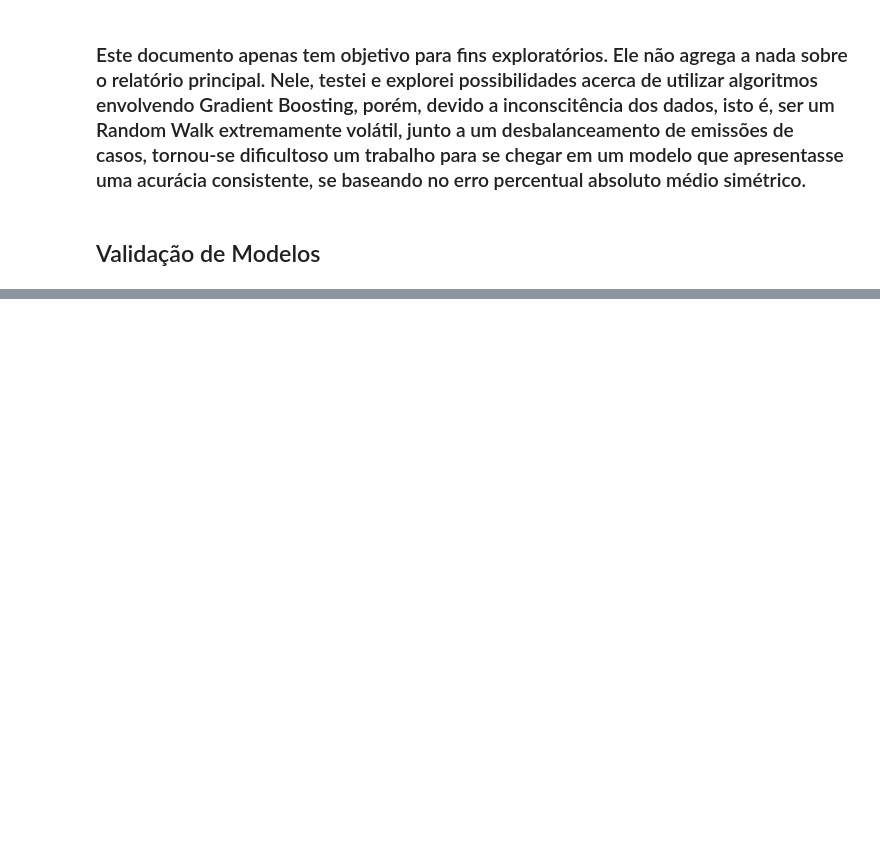
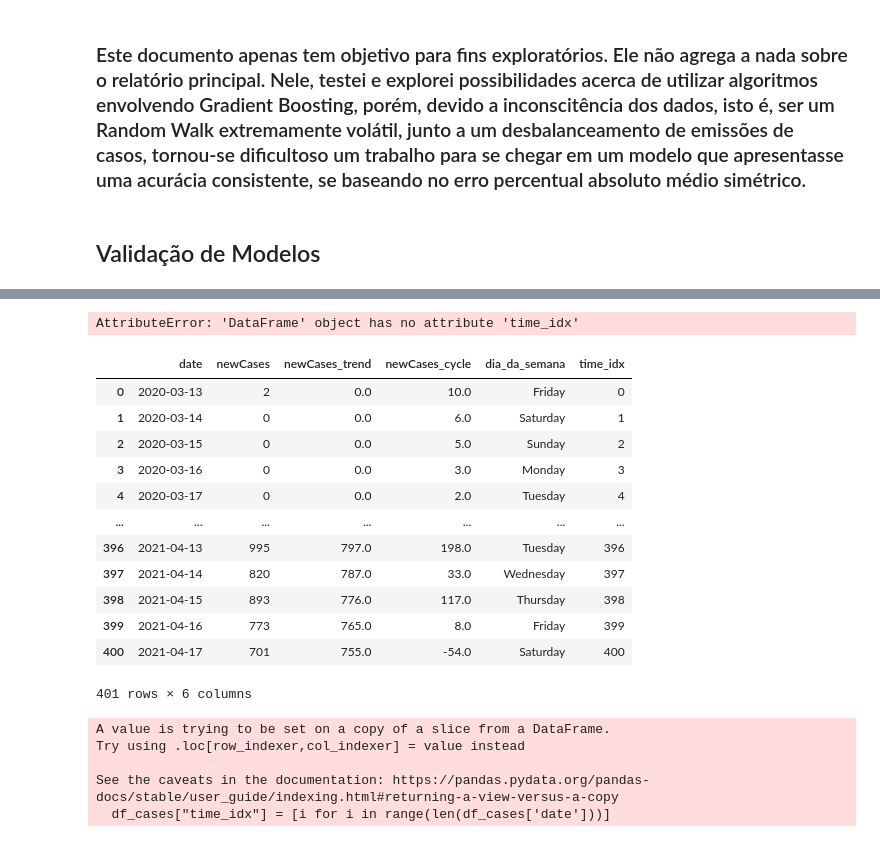
Before and after one commit to HeyLucasLeao/HeyLucasLeao.github.io, a Jupyter notebook: ipynb/aprendizado_de_maquina.ipynb, the cells around one changed output, grey strips where cells are left out. Saved outputs shown, nothing was run; the diff lists cells and outputs as text; code cells hidden in the pictures; blank space fills up the shorter version.

```diff
--- a/ipynb/aprendizado_de_maquina.ipynb
+++ b/ipynb/aprendizado_de_maquina.ipynb
@@ -75,0 +108,4 @@ total_de_casos_amazonas
+# %%
+df_cases = total_de_casos_amazonas[['newCases', 'newCases_trend', 'newCases_cycle', 'dia_da_semana']]
+# %%
+df_cases.reset_index(inplace=True)
@@ -75,0 +134,49 @@ total_de_casos_amazonas
+# %%
+training = TimeSeriesDataSet(
+    df_cases[lambda x: x.time_idx <= training_cutoff],
+    time_idx="time_idx",
+    target="newCases",
+    group_ids=["dia_da_semana"],
+    min_encoder_length=max_encoder_length // 2,  # keep encoder length long (as it is in the validation set)
+    max_encoder_length=max_encoder_length,
+    min_prediction_length=1,
+    max_prediction_length=max_prediction_length,
+    static_categoricals=["dia_da_semana"],
+    time_varying_unknown_reals=[
+        "newCases",
+        "newCases_trend",
+        "newCases_cycle",
+    ],
+    target_normalizer=GroupNormalizer(
+        groups=["dia_da_semana"], transformation="softplus"
+    ),  # use softplus and normalize by group
+    add_relative_time_idx=True,
+    add_target_scales=True,
+    add_encoder_length=True
+    )
+# %% [output]
+AttributeError: 'DataFrame' object has no attribute 'time_idx'
+# %%
+df_cases
+# %% [output]
+|  | date | newCases | newCases_trend | newCases_cycle | dia_da_semana | time_idx |
+| 0 | 2020-03-13 | 2 | 0.0 | 10.0 | Friday | 0 |
+| 1 | 2020-03-14 | 0 | 0.0 | 6.0 | Saturday | 1 |
+| 2 | 2020-03-15 | 0 | 0.0 | 5.0 | Sunday | 2 |
+| 3 | 2020-03-16 | 0 | 0.0 | 3.0 | Monday | 3 |
+| 4 | 2020-03-17 | 0 | 0.0 | 2.0 | Tuesday | 4 |
+| ... | ... | ... | ... | ... | ... | ... |
+| 396 | 2021-04-13 | 995 | 797.0 | 198.0 | Tuesday | 396 |
+| 397 | 2021-04-14 | 820 | 787.0 | 33.0 | Wednesday | 397 |
+| 398 | 2021-04-15 | 893 | 776.0 | 117.0 | Thursday | 398 |
+| 399 | 2021-04-16 | 773 | 765.0 | 8.0 | Friday | 399 |
+| 400 | 2021-04-17 | 701 | 755.0 | -54.0 | Saturday | 400 |
+401 rows × 6 columns
+# %%
+df_cases["time_idx"] = [i for i in range(len(df_cases['date']))]
+# %% [output]
+A value is trying to be set on a copy of a slice from a DataFrame.
+Try using .loc[row_indexer,col_indexer] = value instead
+
+See the caveats in the documentation: https://pandas.pydata.org/pandas-docs/stable/user_guide/indexing.html#returning-a-view-versus-a-copy
+  df_cases["time_idx"] = [i for i in range(len(df_cases['date']))]
```
Also changed, not shown: parts of 12 cells of this notebook, 14 other files.
